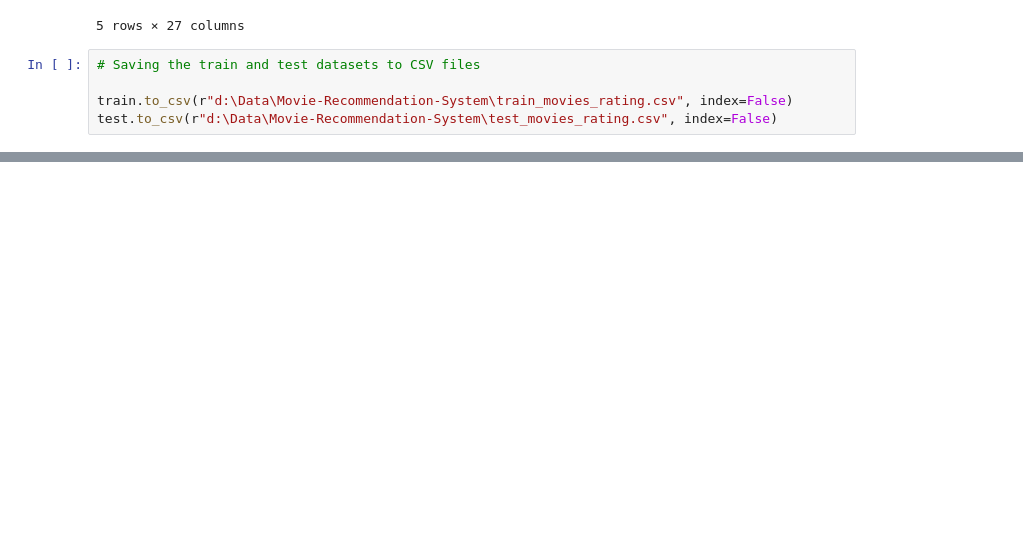
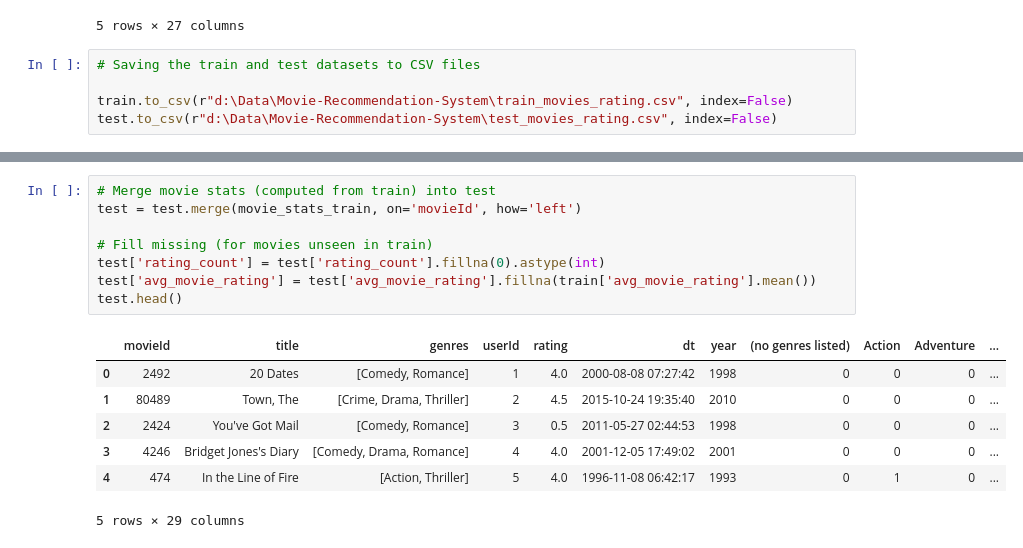
Before and after one commit to Deelaw15/Movie-Recommendation-System, a Jupyter notebook: Data Pre-processing.ipynb, the cells around one changed output, grey strips where cells are left out. Cells and saved outputs as stored; diff of their text form; blank space fills up the shorter version.

```diff
--- a/Data Pre-processing.ipynb
+++ b/Data Pre-processing.ipynb
@@ -664,0 +652,16 @@ Index(['movieId', 'title', 'genres', 'userId', 'rating', 'dt', 'year',
+# %%
+# Merge movie stats (computed from train) into test
+test = test.merge(movie_stats_train, on='movieId', how='left')
+
+# Fill missing (for movies unseen in train)
+test['rating_count'] = test['rating_count'].fillna(0).astype(int)
+test['avg_movie_rating'] = test['avg_movie_rating'].fillna(train['avg_movie_rating'].mean())
+test.head()
+# %% [output]
+|  | movieId | title | genres | userId | rating | dt | year | (no genres listed) | Action | Adventure | ... |
+| 0 | 2492 | 20 Dates | [Comedy, Romance] | 1 | 4.0 | 2000-08-08 07:27:42 | 1998 | 0 | 0 | 0 | ... |
+| 1 | 80489 | Town, The | [Crime, Drama, Thriller] | 2 | 4.5 | 2015-10-24 19:35:40 | 2010 | 0 | 0 | 0 | ... |
+| 2 | 2424 | You've Got Mail | [Comedy, Romance] | 3 | 0.5 | 2011-05-27 02:44:53 | 1998 | 0 | 0 | 0 | ... |
+| 3 | 4246 | Bridget Jones's Diary | [Comedy, Drama, Romance] | 4 | 4.0 | 2001-12-05 17:49:02 | 2001 | 0 | 0 | 0 | ... |
+| 4 | 474 | In the Line of Fire | [Action, Thriller] | 5 | 4.0 | 1996-11-08 06:42:17 | 1993 | 0 | 1 | 0 | ... |
+5 rows × 29 columns
```
Also changed, not shown: parts of 9 cells of this notebook.
